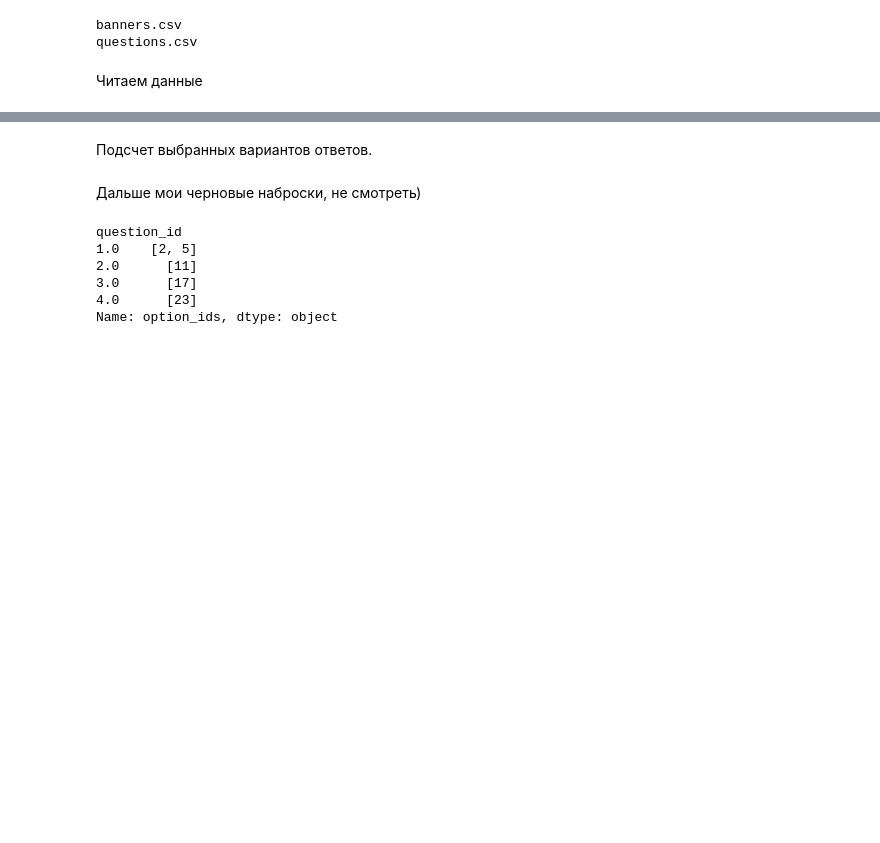
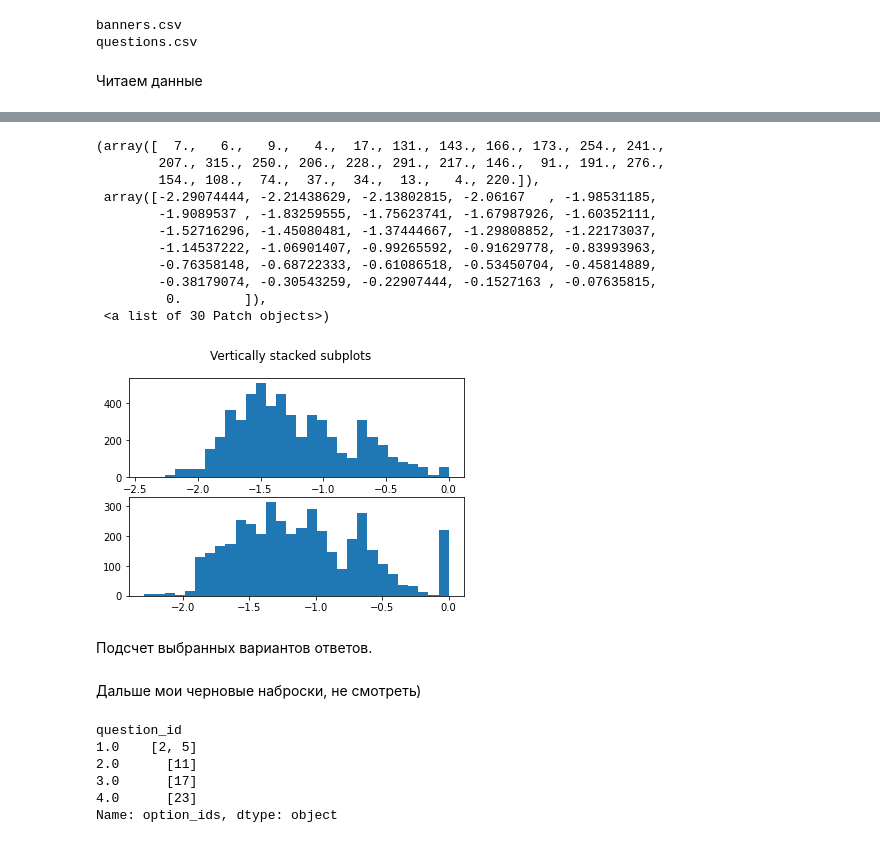
Before and after one commit to Slugabed/Erlang_hw, a Jupyter notebook: sirius_surveys_demo_ipynb.ipynb, the cells around one changed output, grey strips where cells are left out. Cells and saved outputs as stored; diff of their text form; code cells hidden in the pictures; blank space fills up the shorter version.

```diff
--- a/sirius_surveys_demo_ipynb.ipynb
+++ b/sirius_surveys_demo_ipynb.ipynb
@@ -122,3 +86,23 @@ df_events_expanded = banners_normalized_questions.merge(df_questions, how='inner
+# %%
+entropy_videos = videos_4_answers_2.apply(lambda j: sum([x*np.log(x/sum(j.values()))/sum(j.values()) for x in j.values()]))
+entropy_banners = question_answers.apply(lambda j: sum([x*np.log(x/sum(j.values()))/sum(j.values()) for x in j.values()]))
+# %%
+fig, axs = plt.subplots(2)
+axs[0].hist(entropy_videos, bins=30, label='video')
+axs[1].hist(entropy_banners, bins=30)
+# %% [output]
+(array([  7.,   6.,   9.,   4.,  17., 131., 143., 166., 173., 254., 241.,
+        207., 315., 250., 206., 228., 291., 217., 146.,  91., 191., 276.,
+        154., 108.,  74.,  37.,  34.,  13.,   4., 220.]),
+ array([-2.29074444, -2.21438629, -2.13802815, -2.06167   , -1.98531185,
+        -1.9089537 , -1.83259555, -1.75623741, -1.67987926, -1.60352111,
+        -1.52716296, -1.45080481, -1.37444667, -1.29808852, -1.22173037,
+        -1.14537222, -1.06901407, -0.99265592, -0.91629778, -0.83993963,
+        -0.76358148, -0.68722333, -0.61086518, -0.53450704, -0.45814889,
+        -0.38179074, -0.30543259, -0.22907444, -0.1527163 , -0.07635815,
+         0.        ]),
+ <a list of 30 Patch objects>)
+[figure, added]
 # %% [markdown]
 Подсчет выбранных вариантов ответов.
 # %%
```
Also changed, not shown: parts of 5 cells of this notebook.
